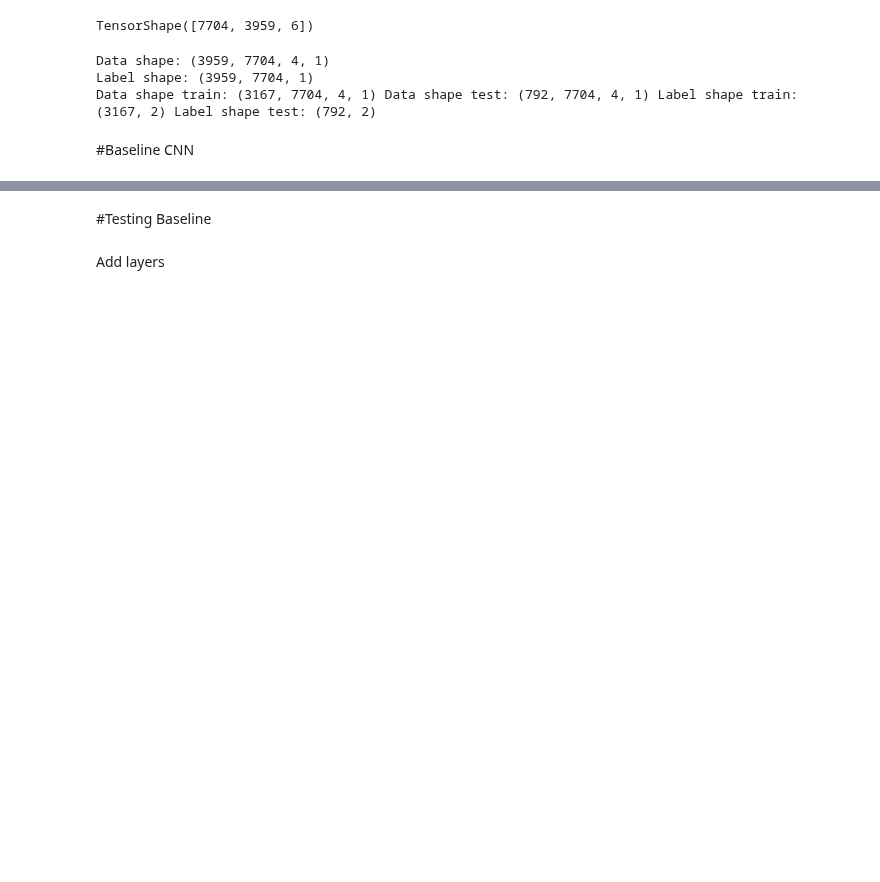
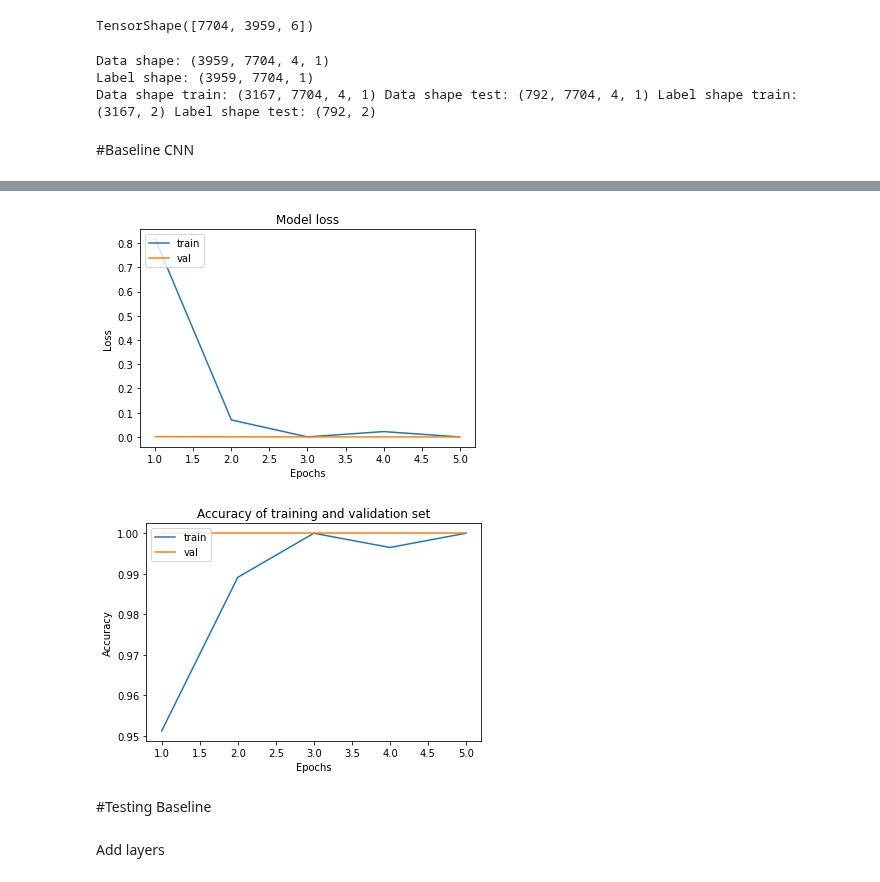
Before and after one commit to Gab2697/Human-Activity-Recognition, a Jupyter notebook: Test_Baseline.ipynb, the cells around one changed output, grey strips where cells are left out. Saved outputs shown, nothing was run; the diff lists cells and outputs as text; code cells hidden in the pictures; blank space fills up the shorter version.

```diff
--- a/Test_Baseline.ipynb
+++ b/Test_Baseline.ipynb
@@ -119,3 +123,28 @@ Epoch 5/5
+# %%
+#plot train/validation loss and train/validation accuracy
+history_dict = history.history
+loss_values=history_dict['loss']
+epochs = range(1, len(loss_values) + 1)
+plt.plot(epochs,history_dict['loss'])
+plt.plot(epochs, history_dict['val_loss'])
+plt.title('Model loss')
+plt.ylabel('Loss')
+plt.xlabel('Epochs')
+plt.legend(['train', 'val'], loc='upper left')
+plt.show()
+
+accuracy_values = history_dict['accuracy']
+val_accuracy= history_dict['val_accuracy']
+plt.plot(epochs, accuracy_values)
+plt.plot(epochs, val_accuracy)
+plt.title('Accuracy of training and validation set')
+plt.xlabel('Epochs')
+plt.ylabel('Accuracy')
+plt.legend(['train', 'val'], loc='upper left')
+plt.show()
+# %% [output]
+[figure, added]
+[figure, added]
 # %% [markdown]
 #Testing Baseline
 # %% [markdown]
```
Also changed, not shown: parts of 14 cells of this notebook.
